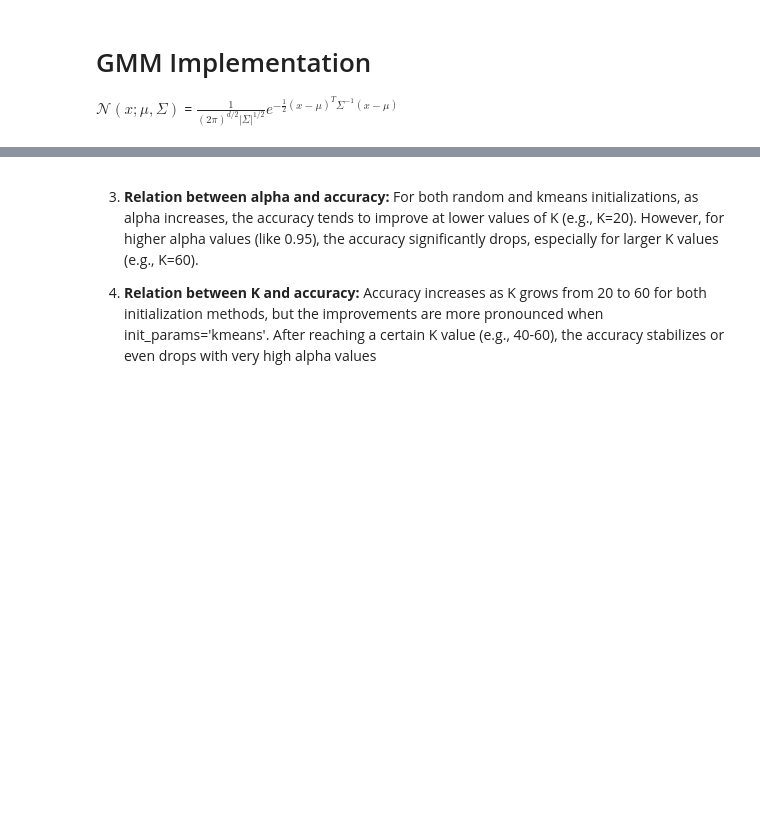
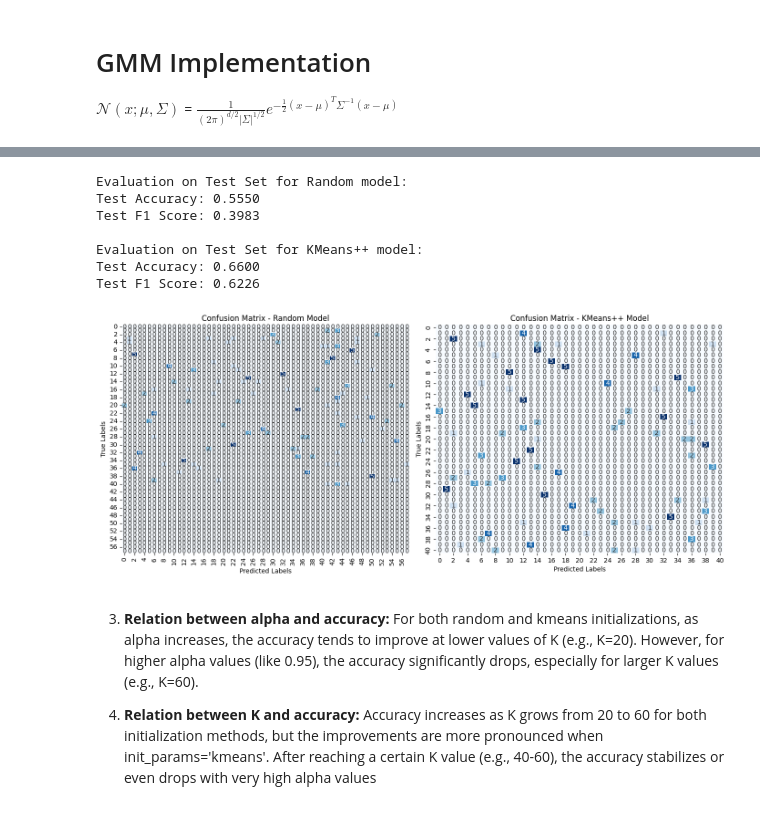
Before and after one commit to ahmedyoussefg/Face-Recognition-ORL, a Jupyter notebook: face_recognition.ipynb, the cells around one changed output, grey strips where cells are left out. Drawn from its saved outputs; the diff is of its cells as text; code cells hidden in the pictures; blank space fills up the shorter version.

```diff
--- a/face_recognition.ipynb
+++ b/face_recognition.ipynb
@@ -452,3 +467,53 @@ K
+# %%
+# Extract PCA projections for the test set
+X_test_pca = pca_projections[best_random_model_key['alpha']]['test']
+y_test_true = y_test
+
+# Predict using the best Random model
+y_test_pred_random = best_random_model.predict(X_test_pca)
+
+# Evaluate on test data for Random model
+test_acc_random, test_f1_random, test_cm_random, y_test_pred_aligned_random = compute_clustering_accuracy(y_test_true, y_test_pred_random)
+print("\nEvaluation on Test Set for Random model:")
+print(f"Test Accuracy: {test_acc_random:.4f}")
+print(f"Test F1 Score: {test_f1_random:.4f}")
+
+X_test_pca = pca_projections[best_kmeans_model_key['alpha']]['test']
+# Predict using the best KMeans++ model
+y_test_pred_kmeans = best_kmeans_model.predict(X_test_pca)
+
+# Evaluate on test data for KMeans++ model
+test_acc_kmeans, test_f1_kmeans, test_cm_kmeans, y_test_pred_aligned_kmeans = compute_clustering_accuracy(y_test_true, y_test_pred_kmeans)
+print("\nEvaluation on Test Set for KMeans++ model:")
+print(f"Test Accuracy: {test_acc_kmeans:.4f}")
+print(f"Test F1 Score: {test_f1_kmeans:.4f}")
+
+# Plot confusion matrices for both models
+fig, axes = plt.subplots(1, 2, figsize=(14, 6))
+
+# Confusion Matrix for Random model
+sns.heatmap(test_cm_random, annot=True, fmt='d', cmap='Blues', ax=axes[0], cbar=False)
+axes[0].set_title("Confusion Matrix - Random Model")
+axes[0].set_xlabel('Predicted Labels')
+axes[0].set_ylabel('True Labels')
+
+# Confusion Matrix for KMeans++ model
+sns.heatmap(test_cm_kmeans, annot=True, fmt='d', cmap='Blues', ax=axes[1], cbar=False)
+axes[1].set_title("Confusion Matrix - KMeans++ Model")
+axes[1].set_xlabel('Predicted Labels')
+axes[1].set_ylabel('True Labels')
+
+plt.tight_layout()
+plt.show()
+# %% [output]
+Evaluation on Test Set for Random model:
+Test Accuracy: 0.5550
+Test F1 Score: 0.3983
+
+Evaluation on Test Set for KMeans++ model:
+Test Accuracy: 0.6600
+Test F1 Score: 0.6226
+[figure, added]
 # %% [markdown]
 3. **Relation between alpha and accuracy:**
 For both random and kmeans initializations, as alpha increases, the accuracy tends to improve at lower values of K (e.g., K=20). However, for higher alpha values (like 0.95), the accuracy significantly drops, especially for larger K values (e.g., K=60).
```
Also changed, not shown: parts of 10 cells of this notebook.
